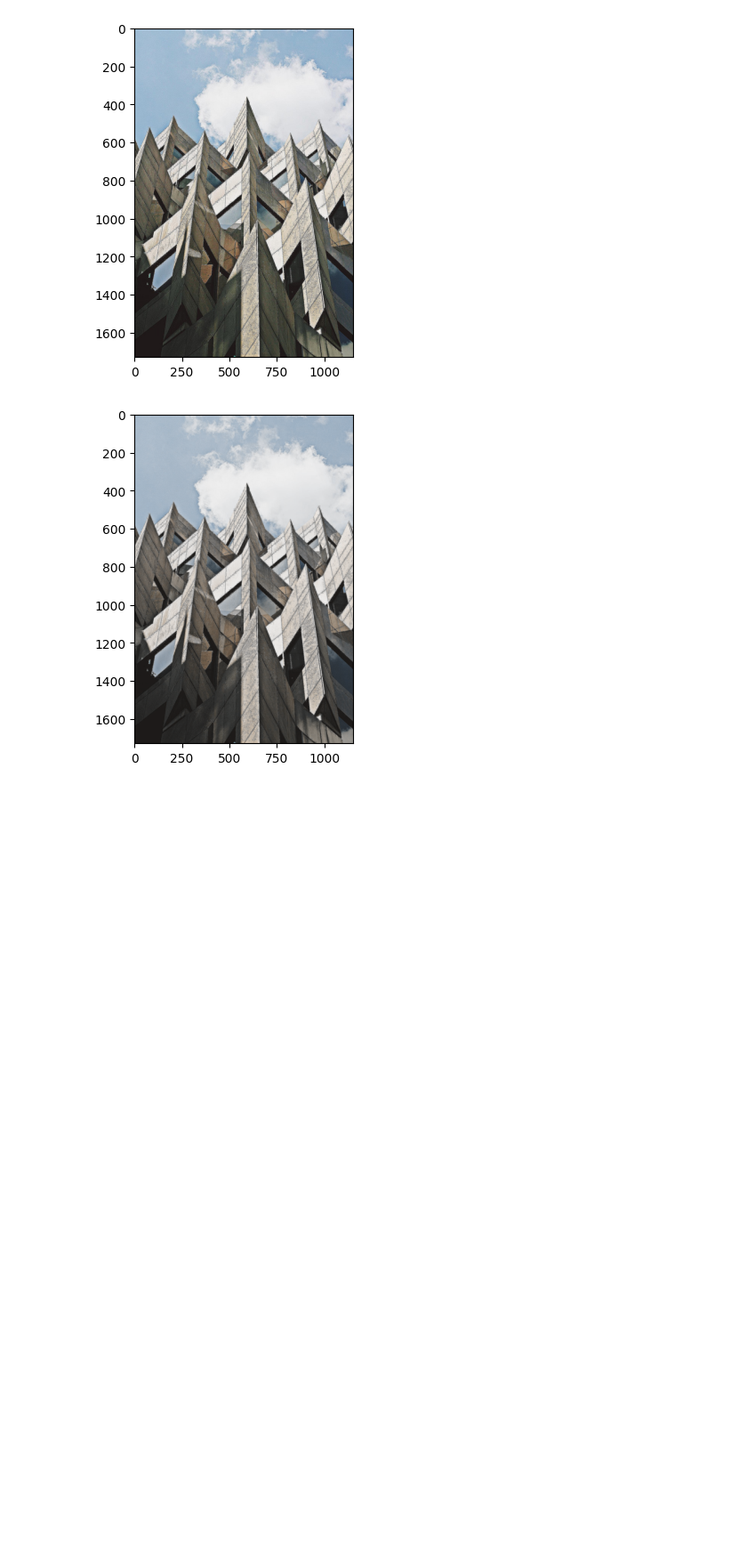
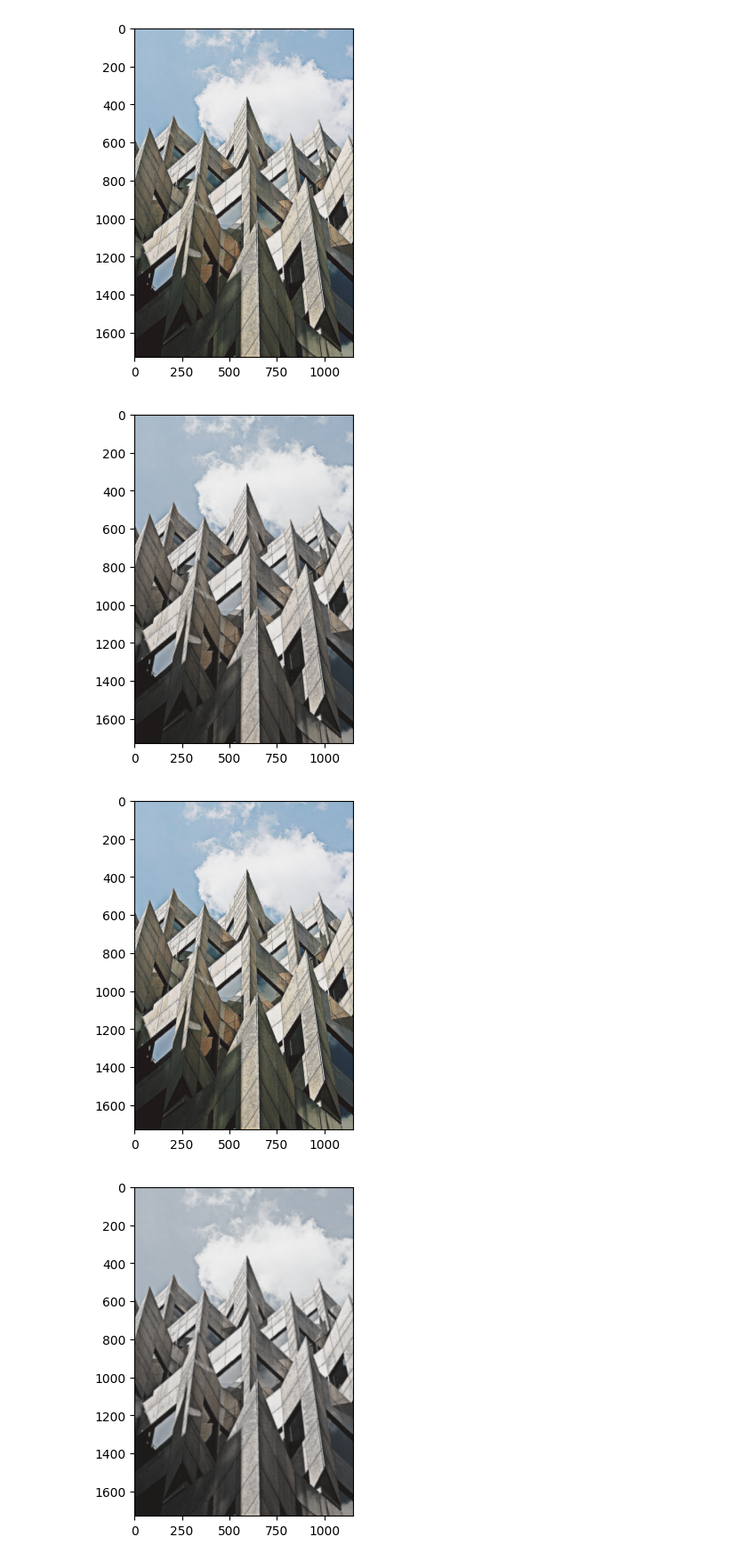
Before and after one commit to fahadfakrul/python-Ai-and-image-processing, a Jupyter notebook: Filtering_Smoothing.ipynb, the cells around one changed output. Shown at 89% size. Saved outputs shown, nothing was run; the diff lists cells and outputs as text; code cells hidden in the pictures; blank space fills up the shorter version.

```diff
--- a/Filtering_Smoothing.ipynb
+++ b/Filtering_Smoothing.ipynb
@@ -43,3 +43,18 @@ plt.show()
 # %% [output]
 [figure]
 [figure]
+# %%
+# Import Gaussian filter
+from skimage.filters import gaussian
+
+# Apply filter
+gaussian_image = gaussian(london_image,sigma=2)
+
+# Show original and resulting image to compare
+plt.imshow(london_image)
+plt.show()
+plt.imshow(gaussian_image)
+plt.show()
+# %% [output]
+[figure, added]
+[figure, added]
```
